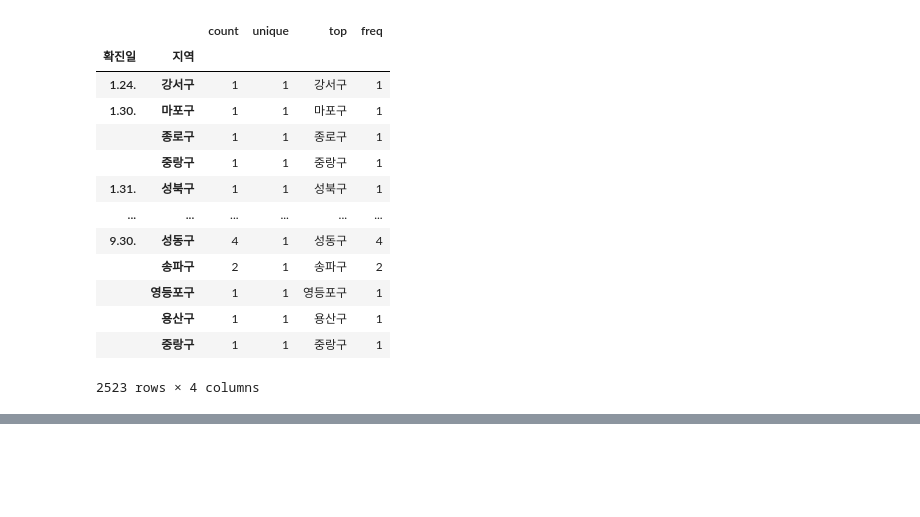
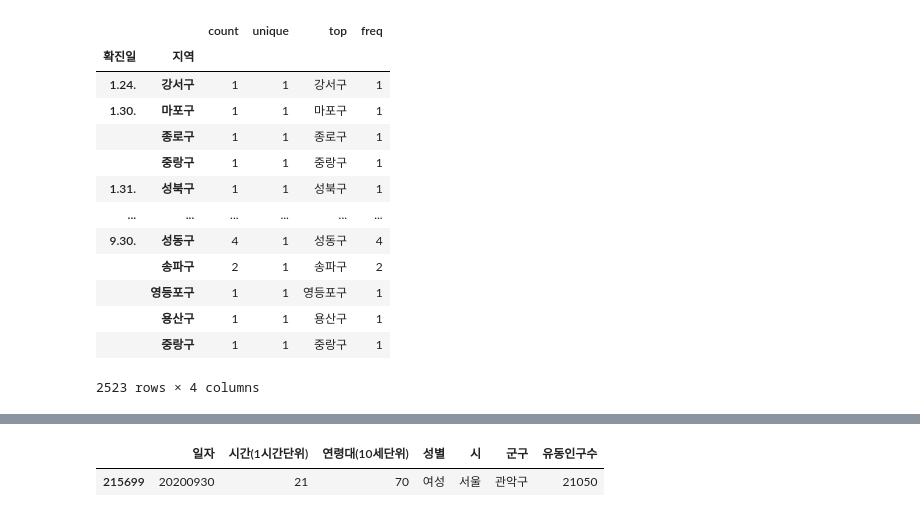
Before and after one commit to wiv33/A-Learning-python, a Jupyter notebook: machine-learning/_000_hello_machine/_000_basic/_008_pandas/_002_moving_population.ipynb, the cells around one changed output, grey strips where cells are left out. Saved outputs shown, nothing was run; the diff lists cells and outputs as text; code cells hidden in the pictures; blank space fills up the shorter version.

```diff
--- a/machine-learning/_000_hello_machine/_000_basic/_008_pandas/_002_moving_population.ipynb
+++ b/machine-learning/_000_hello_machine/_000_basic/_008_pandas/_002_moving_population.ipynb
@@ -110,6 +127,0 @@ df = pd.DataFrame(data=None, columns=['일자', '시간(1시간단위)', '연령
-# %%
-for x in range(1, 3):
-  res = requests.get(f'https://api.bigdatahub.co.kr/v1/datahub/datasets/search.json?pid=1002332&TDCAccessKey={api_key}&$count=10000&$page={x}')
-  print(res)
-  j = json.loads(res.text)
-  df = df.append(pd.DataFrame(j['entry']), ignore_index=True)
@@ -123,3 +211,17 @@ for x in range(1, 3):
+# %%
+def download_path_by_id(id: str) -> str:
+  return f'https://drive.google.com/uc?id={id}&authuser=0&export=download'
+
+df = pd.DataFrame(data=None, columns=['일자', '시간(1시간단위)', '연령대(10세단위)', '성별', '시', '군구', '유동인구수'])
+
+for x in ids:
+  f_id = download_path_by_id(x['id'])
+  df = df.append(pd.read_csv(f_id))
+
+df.tail(1)
+# %% [output]
+|  | 일자 | 시간(1시간단위) | 연령대(10세단위) | 성별 | 시 | 군구 | 유동인구수 |
+| 215699 | 20200930 | 21 | 70 | 여성 | 서울 | 관악구 | 21050 |
 # %%
 df.info()
 # %% [output]
```
Also changed, not shown: parts of 27 cells of this notebook.
